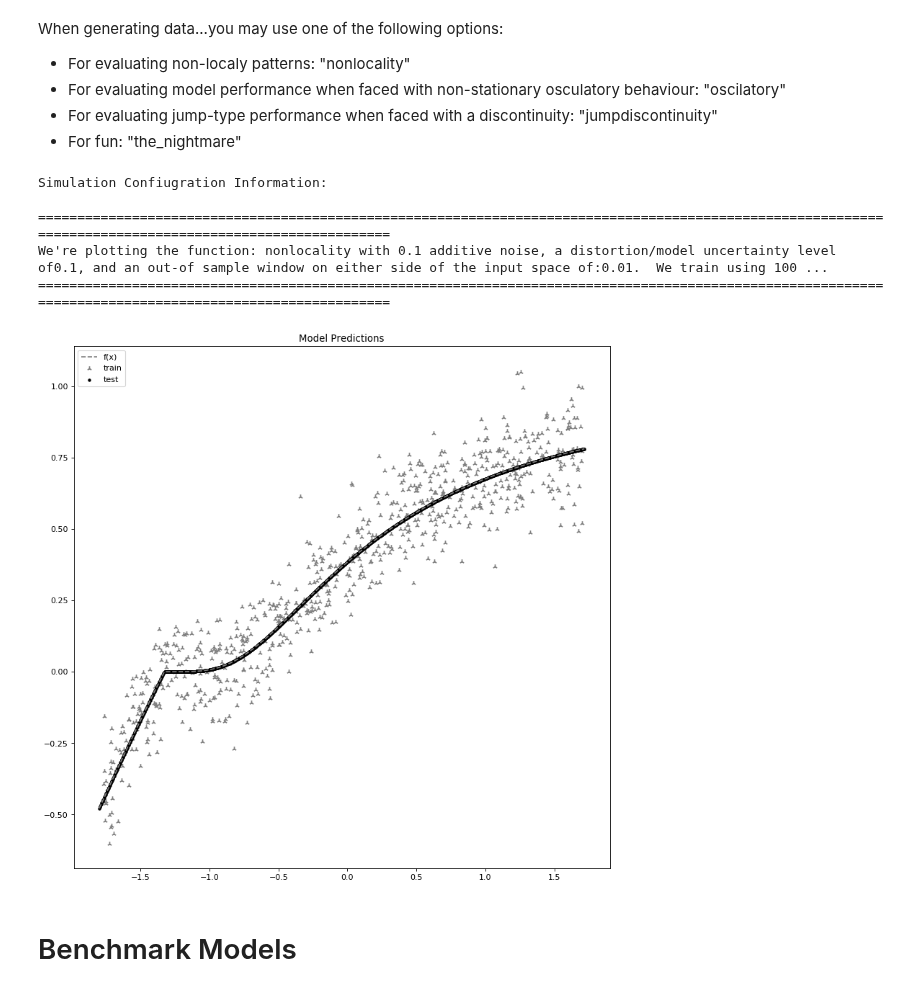
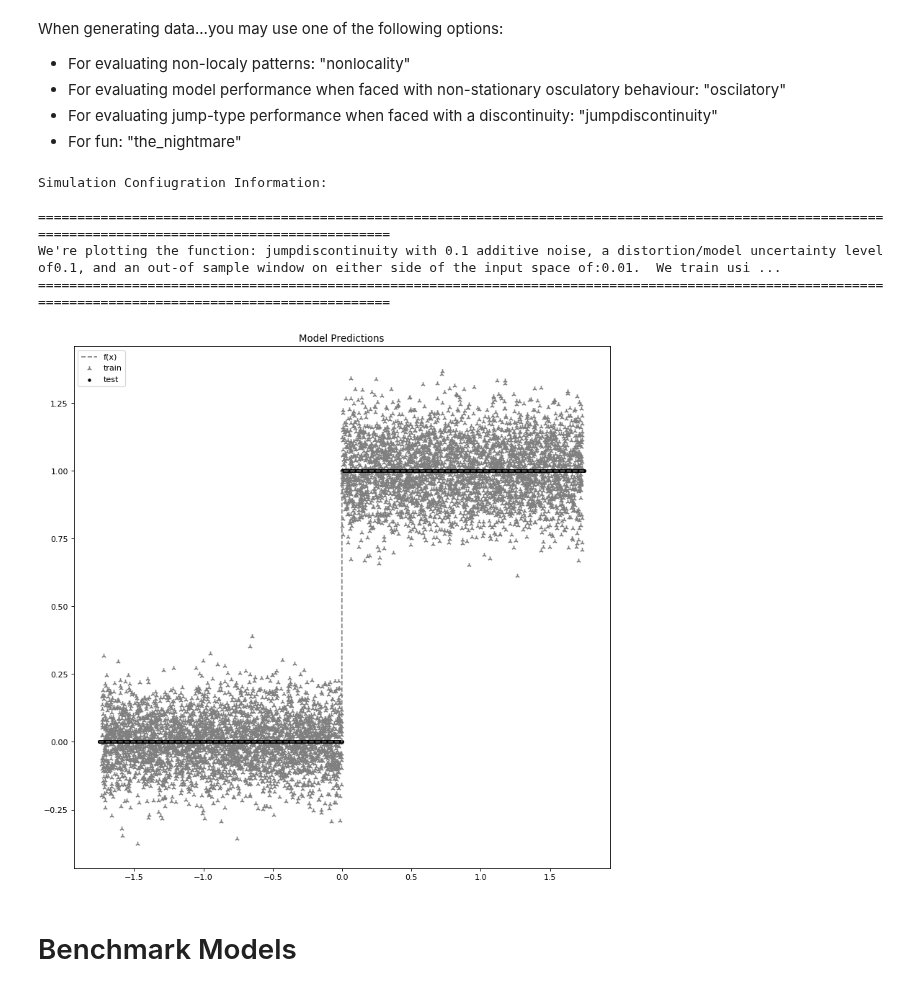
Before and after one commit to AnastasisKratsios/NEU_Non_Euclidean_Upgrading, a Jupyter notebook: NEU-Simulated-Regression_rapido.ipynb, the cells around one changed output. Cells and saved outputs as stored; diff of their text form; code cells hidden in the pictures.

```diff
--- a/NEU-Simulated-Regression_rapido.ipynb
+++ b/NEU-Simulated-Regression_rapido.ipynb
@@ -40,18 +40,18 @@ When generating data...you may use one of the following options:
 # %%
 #------------------------#
 # Run External Notebooks #
 #------------------------#
 # Generate Data
-Option_Function = "nonlocality"
+Option_Function = "jumpdiscontinuity"
 # %run Data_Generator.ipynb
 exec(open('Data_Generator.py').read())
 # %% [output]
 Simulation Confiugration Information:
 
 =========================================================================================================================================================
-We're plotting the function: nonlocality with 0.1 additive noise, a distortion/model uncertainty level of0.1, and an out-of sample window on either side of the input space of:0.01.  We train using 100 ...
+We're plotting the function: jumpdiscontinuity with 0.1 additive noise, a distortion/model uncertainty level of0.1, and an out-of sample window on either side of the input space of:0.01.  We train usi ...
 =========================================================================================================================================================
-[figure, old version]
+[figure, new version]
 # %% [markdown]
 # Benchmark Models
 # %% [markdown]
```
Also changed, not shown: parts of 31 cells of this notebook, 16 other files.
